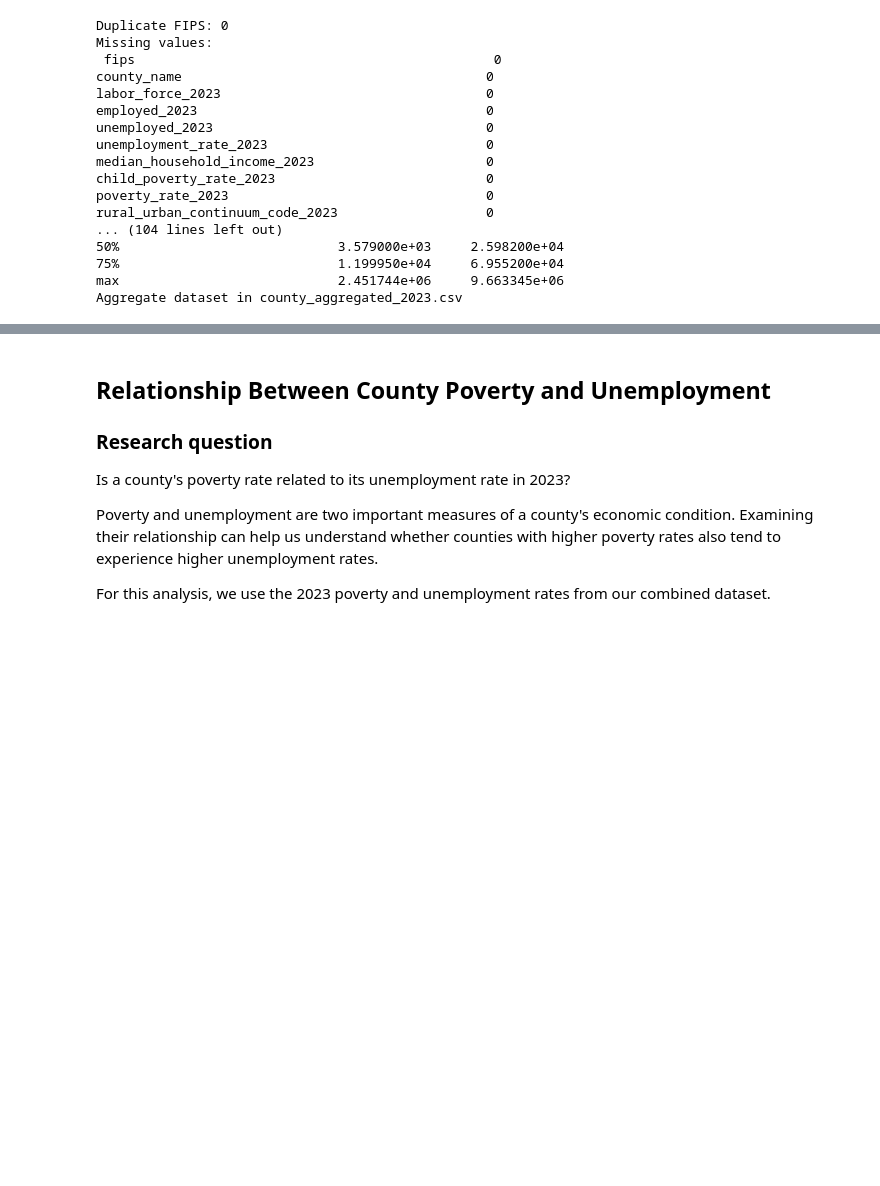
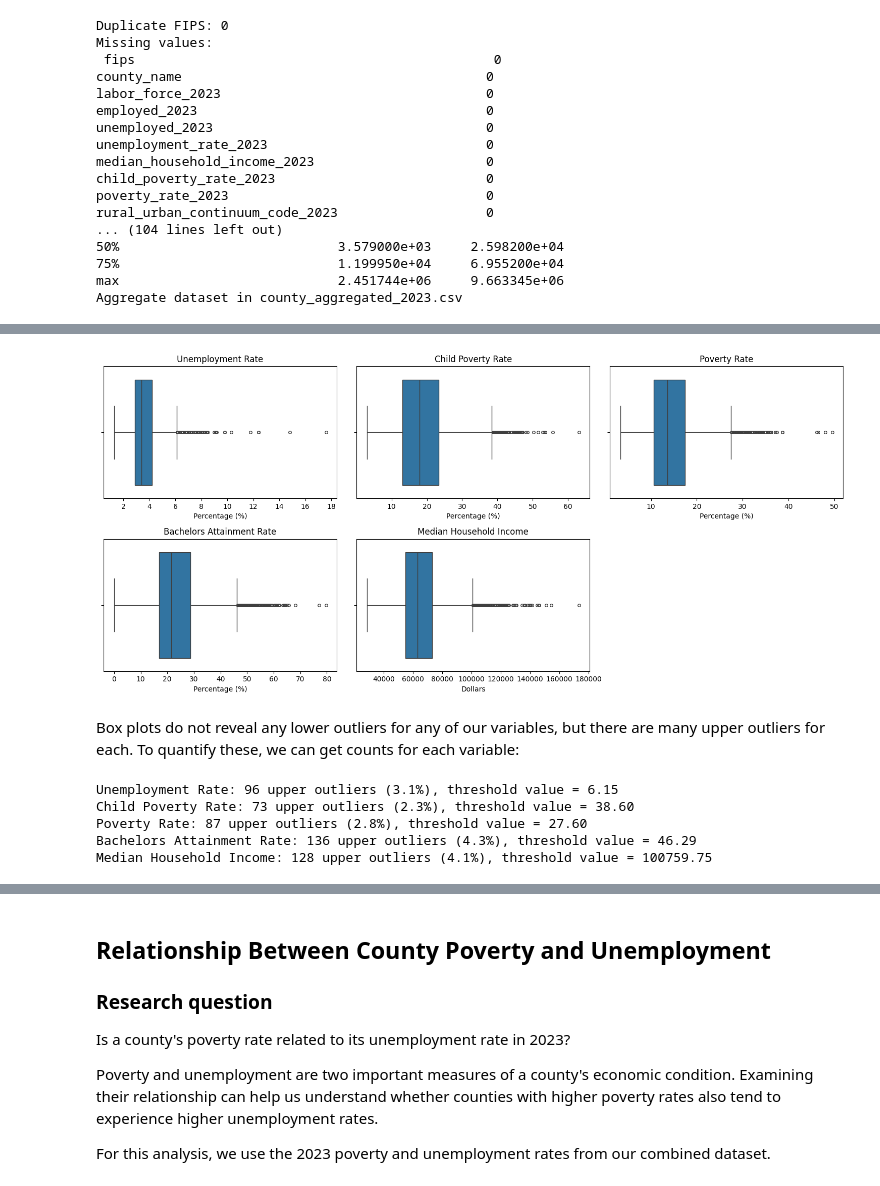
Before and after one commit to zkhan205/CMSC320_Project, a Jupyter notebook: data_cleaning_and_statistical_methods (1).ipynb, the cells around one changed output, grey strips where cells are left out. Saved outputs shown, nothing was run; the diff lists cells and outputs as text; code cells hidden in the pictures; blank space fills up the shorter version.

```diff
--- a/data_cleaning_and_statistical_methods (1).ipynb
+++ b/data_cleaning_and_statistical_methods (1).ipynb
@@ -206,0 +243,36 @@ from scipy.stats import pearsonr    # Used to calculate the Pearson correlation
+# %%
+fig, axes = plt.subplots(2, 3, figsize=(15, 7))
+
+for ax, (col, label) in zip(axes.flat, rate_cols.items()):
+    sns.boxplot(data=county, x=col, ax=ax, fliersize=4)
+    ax.set_title(label)
+    ax.set_xlabel('Percentage (%)' if 'Rate' in label else 'Dollars')
+
+fig.delaxes(axes.flat[5])
+
+plt.tight_layout()
+plt.show()
+# %% [output]
+[figure, added]
+# %% [markdown]
+Box plots do not reveal any lower outliers for any of our variables, but there are many upper outliers for each. To quantify these, we can get counts for each variable:
+# %%
+for col, label in rate_cols.items():
+    q1 = county[col].quantile(0.25)
+    q3 = county[col].quantile(0.75)
+    iqr = q3 - q1
+    upper_whisker = q3 + 1.5 * iqr
+
+    outliers = county[county[col] > upper_whisker][col]
+    num = len(outliers)
+    percent = 100 * num / county[col].notna().sum()
+
+    print(f'{label}: {num} upper outliers '
+        f'({percent:.1f}%), threshold value = {upper_whisker:.2f}'
+    )
+# %% [output]
+Unemployment Rate: 96 upper outliers (3.1%), threshold value = 6.15
+Child Poverty Rate: 73 upper outliers (2.3%), threshold value = 38.60
+Poverty Rate: 87 upper outliers (2.8%), threshold value = 27.60
+Bachelors Attainment Rate: 136 upper outliers (4.3%), threshold value = 46.29
+Median Household Income: 128 upper outliers (4.1%), threshold value = 100759.75
```
Also changed, not shown: parts of 8 cells of this notebook.
